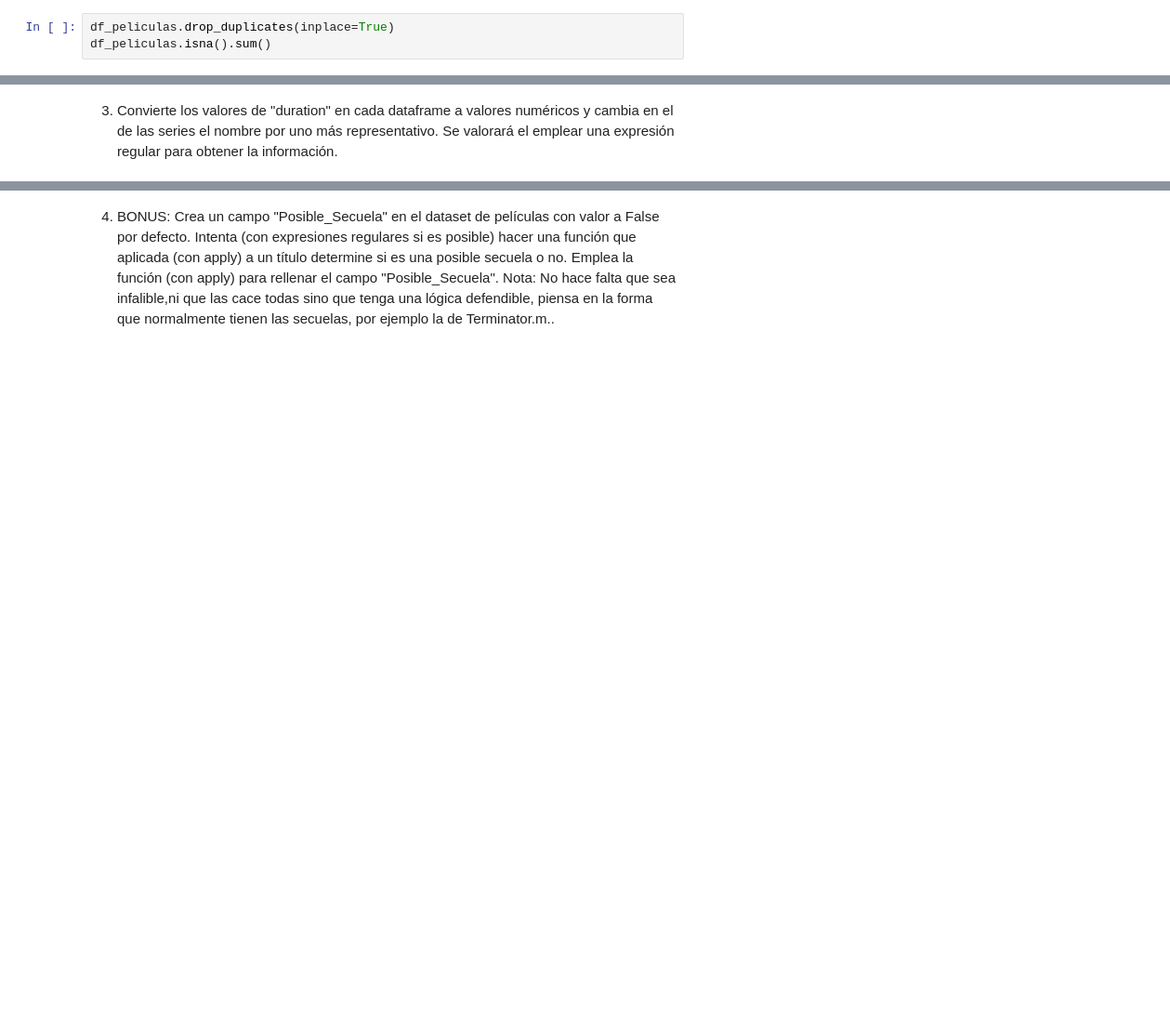
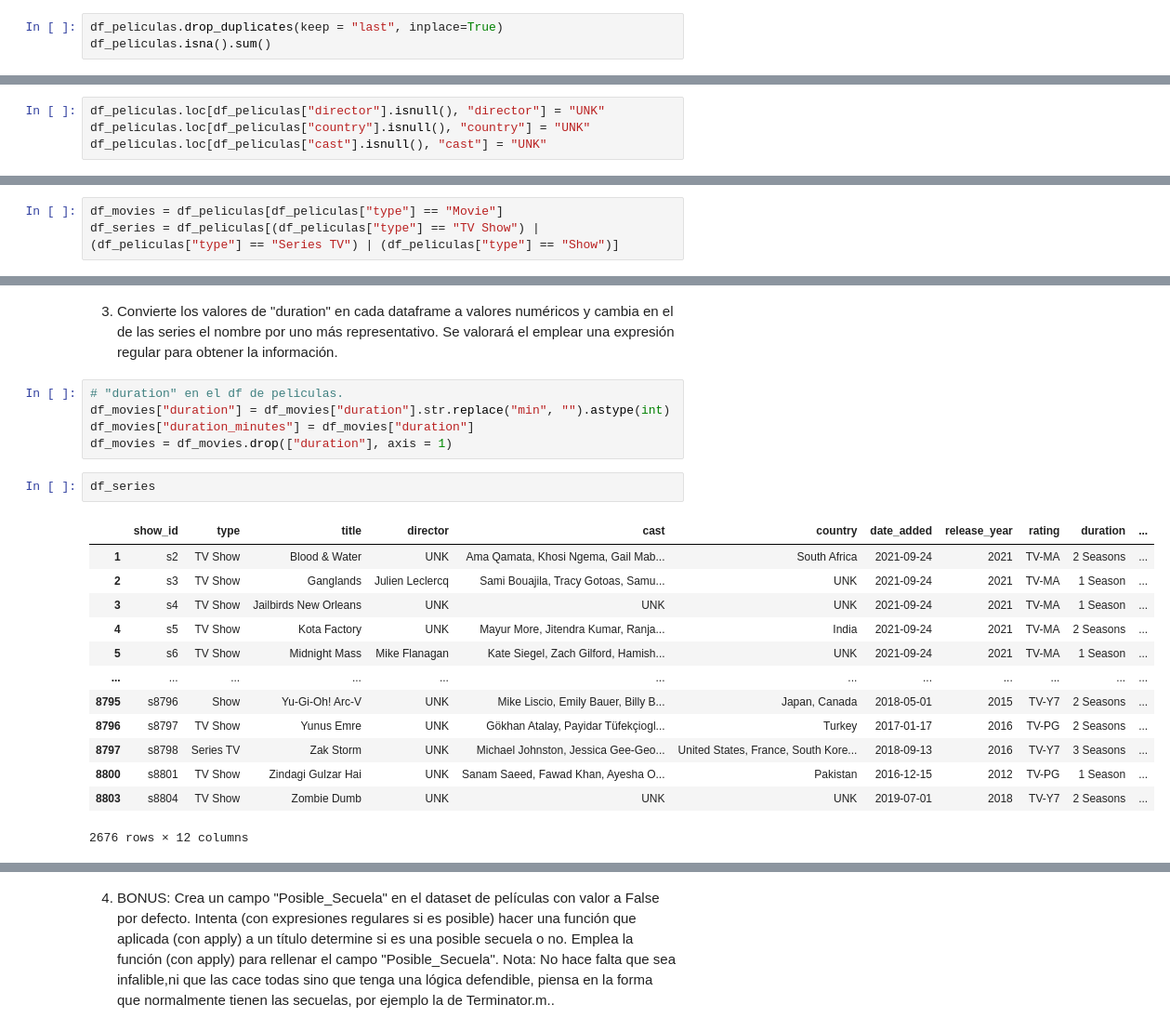
Before and after one commit to jacobo010/ONLINE_DS_THEBRIDGE_jacobo, a Jupyter notebook: Programacion_basica/Sprint05/Unidad_01/18_Practica_Obligatoria_ETL.ipynb, the cells around one changed output, grey strips where cells are left out. Shown at 93% size. Cells and saved outputs as stored; diff of their text form; blank space fills up the shorter version.

```diff
--- a/Programacion_basica/Sprint05/Unidad_01/18_Practica_Obligatoria_ETL.ipynb
+++ b/Programacion_basica/Sprint05/Unidad_01/18_Practica_Obligatoria_ETL.ipynb
@@ -66,7 +50,7 @@ np.False_
 # %% [markdown]
 2. Deshazte de las filas duplicadas, si las hubiera. Quédate con las últimas copias.
 # %%
-df_peliculas.drop_duplicates(inplace=True)
+df_peliculas.drop_duplicates(keep = "last", inplace=True)
 df_peliculas.isna().sum()
 # %% [output]
 show_id            0
@@ -377,4 +296,8 @@ memory usage: 825.8+ KB
 # %% [markdown]
 4. En un caso como este, que no hay apenas valores numéricos y las columnas con nulos no son categóricas, es mejor o deshacerse de los nulos o bien simplemente marcarlos pero convertidos a un valor más manejable y del tipo del resto de valores de la columna en la que aparecen. Por eso cambia los nulos en las columnas que no hayas tratado en el apartado anterior por "UNK" o por "".
+# %%
+df_peliculas.loc[df_peliculas["director"].isnull(), "director"] = "UNK"
+df_peliculas.loc[df_peliculas["country"].isnull(), "country"] = "UNK"
+df_peliculas.loc[df_peliculas["cast"].isnull(), "cast"] = "UNK"
 # %% [markdown]
 5. Comprueba ahora que no hemos generado duplicados, si existiesen borralos y quedate la primera ocurrencia.
@@ -387,2 +334,5 @@ Para terminar de hacer nuestro procesado, intentemos enriquecer el dataset y obt
+# %%
+df_movies = df_peliculas[df_peliculas["type"] == "Movie"]
+df_series = df_peliculas[(df_peliculas["type"] == "TV Show") | (df_peliculas["type"] == "Series TV") | (df_peliculas["type"] == "Show")]
 # %% [markdown]
 2. Ahora además podemos sacarle más provecho a algunos campos, por ejemplo duration. Muestra la distribución de valores para cada dataframe del campo "duration".
@@ -389,2 +375,23 @@ Para terminar de hacer nuestro procesado, intentemos enriquecer el dataset y obt
 # %% [markdown]
 3. Convierte los valores de "duration" en cada dataframe a valores numéricos y cambia en el de las series el nombre por uno más representativo. Se valorará el emplear una expresión regular para obtener la información.
+# %%
+# "duration" en el df de peliculas.
+df_movies["duration"] = df_movies["duration"].str.replace("min", "").astype(int)
+df_movies["duration_minutes"] = df_movies["duration"]
+df_movies = df_movies.drop(["duration"], axis = 1)
+# %%
+df_series
+# %% [output]
+|  | show_id | type | title | director | cast | country | date_added | release_year | rating | duration | ... |
+| 1 | s2 | TV Show | Blood & Water | UNK | Ama Qamata, Khosi Ngema, Gail Mab... | South Africa | 2021-09-24 | 2021 | TV-MA | 2 Seasons | ... |
+| 2 | s3 | TV Show | Ganglands | Julien Leclercq | Sami Bouajila, Tracy Gotoas, Samu... | UNK | 2021-09-24 | 2021 | TV-MA | 1 Season | ... |
+| 3 | s4 | TV Show | Jailbirds New Orleans | UNK | UNK | UNK | 2021-09-24 | 2021 | TV-MA | 1 Season | ... |
+| 4 | s5 | TV Show | Kota Factory | UNK | Mayur More, Jitendra Kumar, Ranja... | India | 2021-09-24 | 2021 | TV-MA | 2 Seasons | ... |
+| 5 | s6 | TV Show | Midnight Mass | Mike Flanagan | Kate Siegel, Zach Gilford, Hamish... | UNK | 2021-09-24 | 2021 | TV-MA | 1 Season | ... |
+| ... | ... | ... | ... | ... | ... | ... | ... | ... | ... | ... | ... |
+| 8795 | s8796 | Show | Yu-Gi-Oh! Arc-V | UNK | Mike Liscio, Emily Bauer, Billy B... | Japan, Canada | 2018-05-01 | 2015 | TV-Y7 | 2 Seasons | ... |
+| 8796 | s8797 | TV Show | Yunus Emre | UNK | Gökhan Atalay, Payidar Tüfekçiogl... | Turkey | 2017-01-17 | 2016 | TV-PG | 2 Seasons | ... |
+| 8797 | s8798 | Series TV | Zak Storm | UNK | Michael Johnston, Jessica Gee-Geo... | United States, France, South Kore... | 2018-09-13 | 2016 | TV-Y7 | 3 Seasons | ... |
+| 8800 | s8801 | TV Show | Zindagi Gulzar Hai | UNK | Sanam Saeed, Fawad Khan, Ayesha O... | Pakistan | 2016-12-15 | 2012 | TV-PG | 1 Season | ... |
+| 8803 | s8804 | TV Show | Zombie Dumb | UNK | UNK | UNK | 2019-07-01 | 2018 | TV-Y7 | 2 Seasons | ... |
+2676 rows × 12 columns
```
Also changed, not shown: parts of 15 cells of this notebook.
